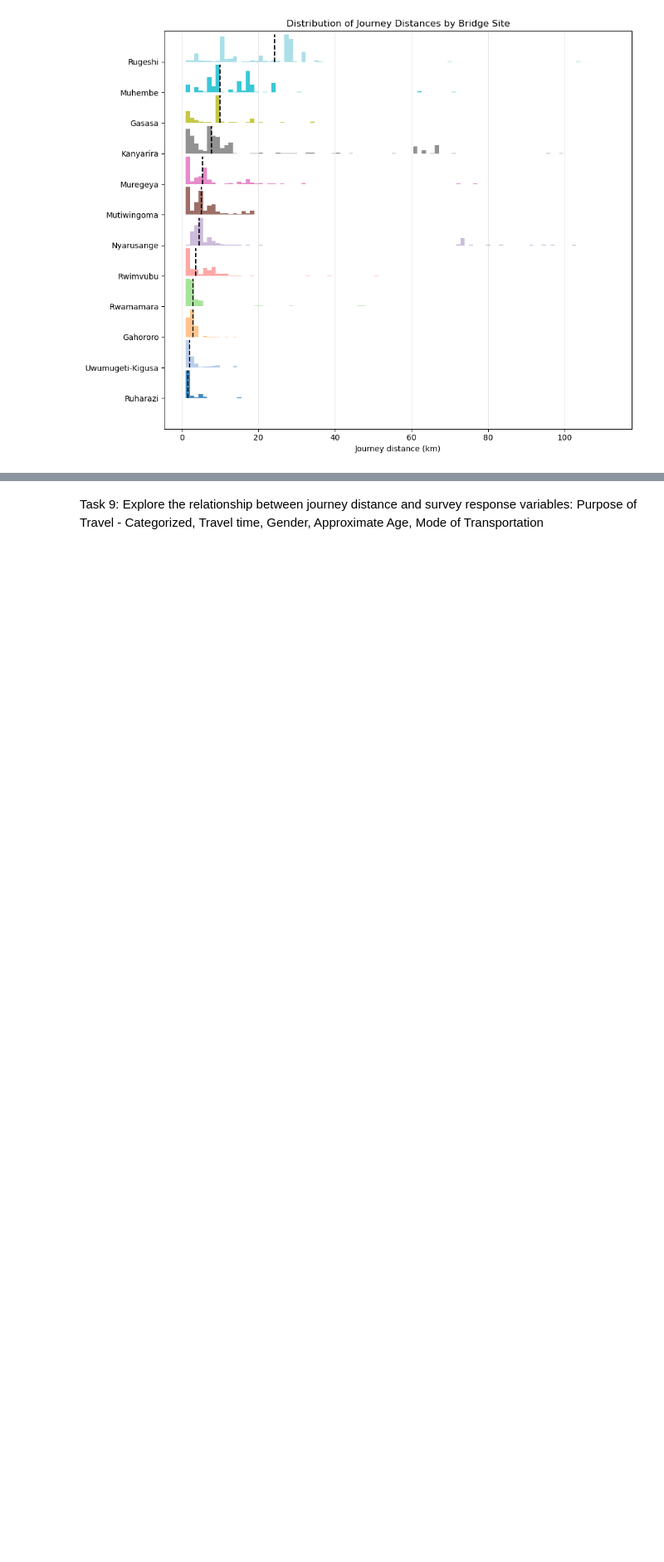
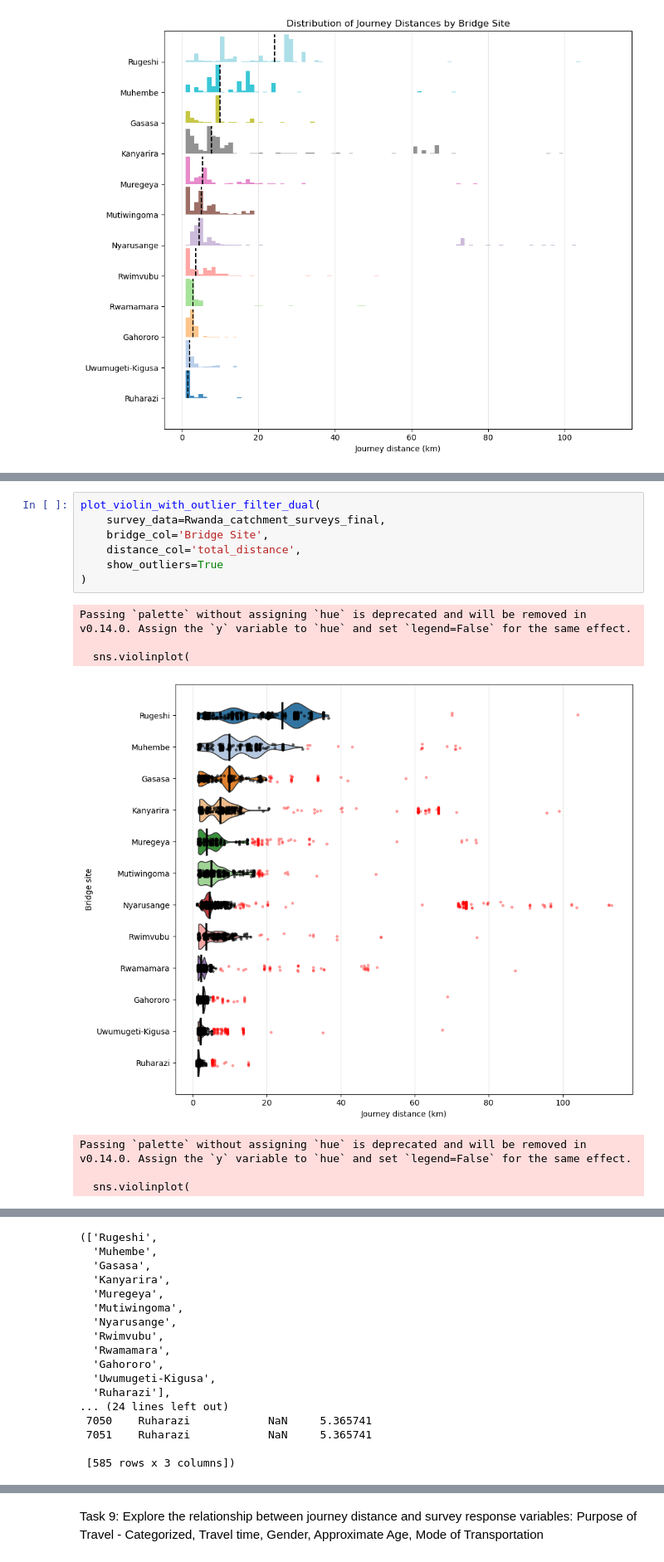
Before and after one commit to bridgestoprosperity/general-data, a Jupyter notebook: notebooks/catchment-analysis/admin-3-4-matching.ipynb, the cells around one changed output, grey strips where cells are left out. Shown at 83% size. Drawn from its saved outputs; the diff is of its cells as text; blank space fills up the shorter version.

```diff
--- a/notebooks/catchment-analysis/admin-3-4-matching.ipynb
+++ b/notebooks/catchment-analysis/admin-3-4-matching.ipynb
@@ -446,0 +639,15 @@ ordered_bridges, bridge_colors = plot_ridgeline_histograms(
+# %%
+plot_violin_with_outlier_filter_dual(
+    survey_data=Rwanda_catchment_surveys_final,
+    bridge_col='Bridge Site',
+    distance_col='total_distance',
+    show_outliers=True
+)
+# %% [output]
+Passing `palette` without assigning `hue` is deprecated and will be removed in v0.14.0. Assign the `y` variable to `hue` and set `legend=False` for the same effect.
+
+  sns.violinplot(
+[figure, added]
+Passing `palette` without assigning `hue` is deprecated and will be removed in v0.14.0. Assign the `y` variable to `hue` and set `legend=False` for the same effect.
+
+  sns.violinplot(
@@ -447,3 +655,20 @@ ordered_bridges, bridge_colors = plot_ridgeline_histograms(
+(['Rugeshi',
+  'Muhembe',
+  'Gasasa',
+  'Kanyarira',
+  'Muregeya',
+  'Mutiwingoma',
+  'Nyarusange',
+  'Rwimvubu',
+  'Rwamamara',
+  'Gahororo',
+  'Uwumugeti-Kigusa',
+  'Ruharazi'],
+... (24 lines left out)
+ 7050    Ruharazi            NaN     5.365741
+ 7051    Ruharazi            NaN     5.365741
+
+ [585 rows x 3 columns])
 # %%
 def plot_journey_paths_weighted(
     survey_data, home_col, bridge_col, destination_col,
```
Also changed, not shown: parts of 6 cells of this notebook.
